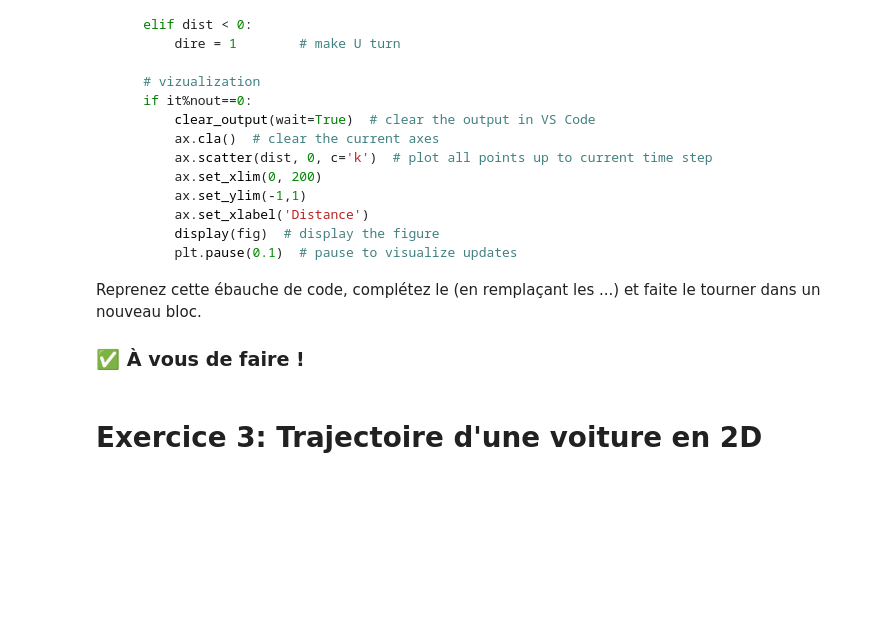
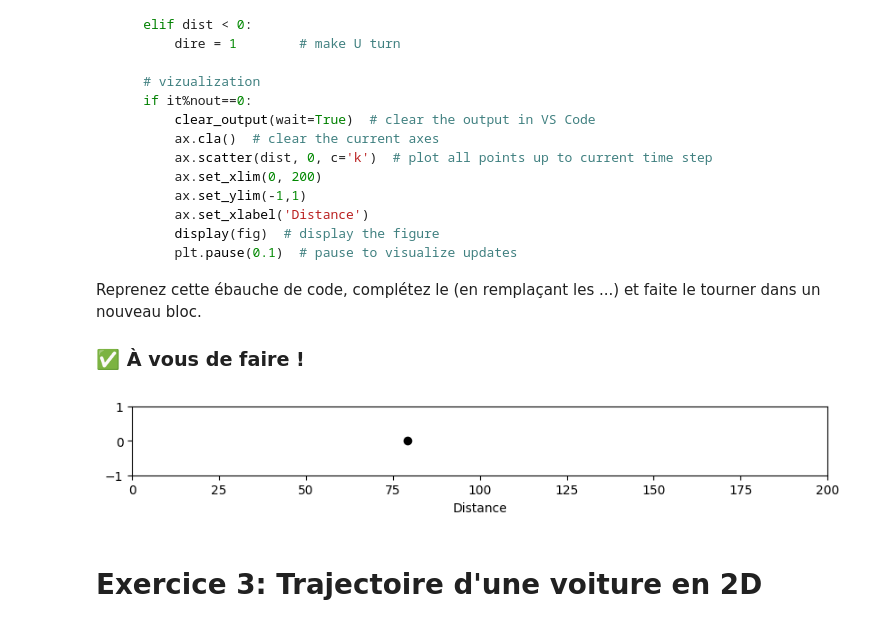
Before and after one commit to jouvetg/modnum, a Jupyter notebook: _sources/02_exercice/02_exercice_solution.ipynb, the cells around one changed output. Drawn from its saved outputs; the diff is of its cells as text; code cells hidden in the pictures; blank space fills up the shorter version.

```diff
--- a/_sources/02_exercice/02_exercice_solution.ipynb
+++ b/_sources/02_exercice/02_exercice_solution.ipynb
@@ -146,34 +158,36 @@ ttot = 16
 # numerical parameters
 dt = 0.1
 nt = int(ttot / dt)
 
-nout = 3
+nout = 1 # frequency of output
 
 # initialization
 time = 0
 dist = 0
 
 # create the figure outside the loop
 fig, ax = plt.subplots(figsize=(10, 1))
 
 for it in range(1, nt):
     time += dt # update and record time
     dist += dire * V * dt # update dist
     if dist > L:
         dire = -1       # make U turn
     elif dist < 0:
         dire = 1        # make U turn
 
     # vizualization
     if it%nout==0:
         clear_output(wait=True)  # clear the output
         ax.cla()  # clear the current axes
         ax.scatter(dist, 0, c='k')  # plot all points up to current time step
         ax.set_xlim(0, 200)
         ax.set_ylim(-1,1)
         ax.set_xlabel('Distance')
         display(fig)  # display the figure
         plt.pause(0.1)  # pause to visualize updates
+# %% [output]
+[figure, added]
 # %% [markdown]
 # Exercice 3: Trajectoire d'une voiture en 2D
 # %% [markdown]
```
Also changed, not shown: parts of 4 cells of this notebook, 50 other files.
